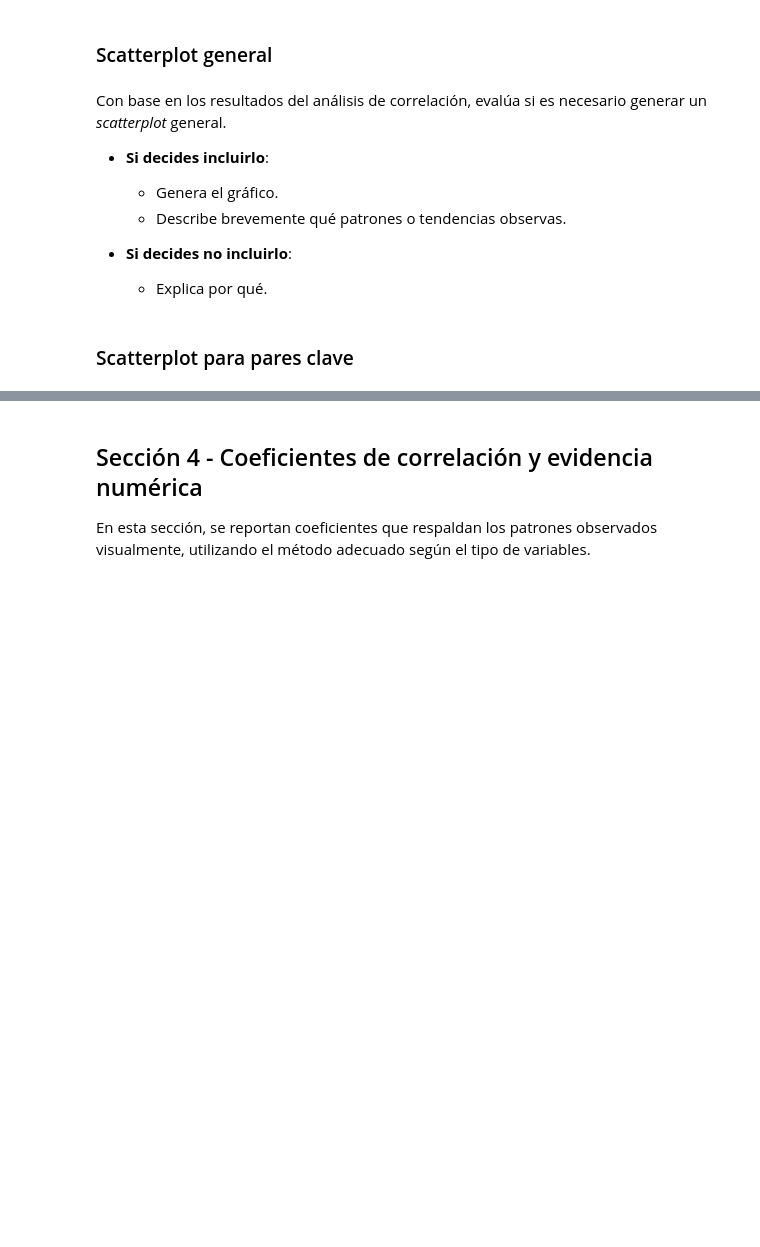
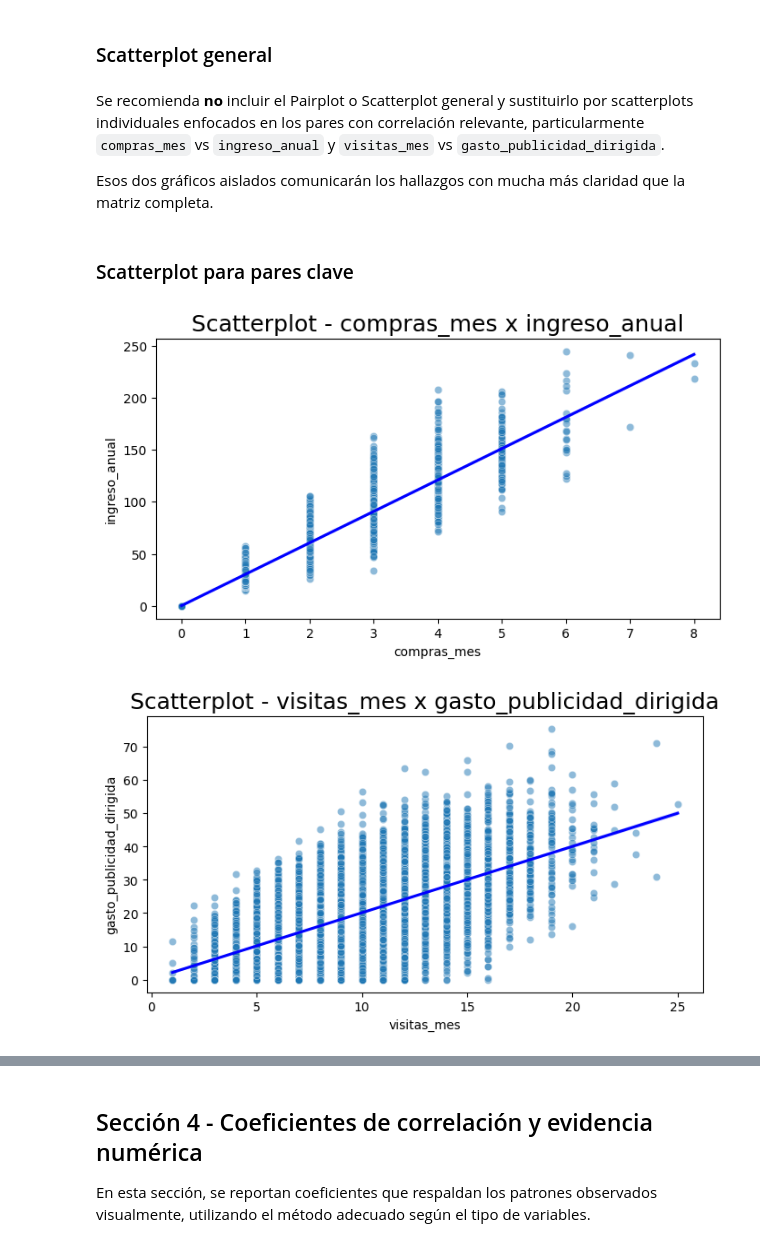
Before and after one commit to FithoGerardo/NovaRetailPlus-E-Commerce-Behavioral-Factors---Correlational-exploratory-analysis., a Jupyter notebook: notebooks/Project-NovaRetail_Gerardo_Olm.ipynb, the cells around one changed output, grey strips where cells are left out. Drawn from its saved outputs; the diff is of its cells as text; code cells hidden in the pictures; blank space fills up the shorter version.

```diff
--- a/notebooks/Project-NovaRetail_Gerardo_Olm.ipynb
+++ b/notebooks/Project-NovaRetail_Gerardo_Olm.ipynb
@@ -228,16 +478,34 @@ Observaciones respecto a `ingreso_anual`
 # %% [markdown]
 ### Scatterplot general
 # %% [markdown]
-Con base en los resultados del análisis de correlación, evalúa si es necesario generar un *scatterplot* general.
+Se recomienda **no** incluir el Pairplot o Scatterplot general y sustituirlo por scatterplots individuales enfocados en los pares con correlación relevante, particularmente `compras_mes` vs `ingreso_anual` y `visitas_mes` vs `gasto_publicidad_dirigida`.
 
-- **Si decides incluirlo**:
-  - Genera el gráfico.
-  - Describe brevemente qué patrones o tendencias observas.
-
-- **Si decides no incluirlo**:
-  - Explica por qué.
+Esos dos gráficos aislados comunicarán los hallazgos con mucha más claridad que la matriz completa.
 # %% [markdown]
 ### Scatterplot para pares clave
+# %%
+def scatterplot_num(data, col1, col2):
+
+  print("\n")
+  plt.figure(figsize = (8,4), dpi = 100)
+  sns.scatterplot(
+      data = data,
+      x=col1,
+      y=col2,
+      alpha = 0.5
+  )
+
+  sns.regplot(data=data, x=col1, y=col2,
+              scatter=False, color='blue') # Línea de tendencia
+
+  plt.title(f"Scatterplot - {col1} x {col2}", fontsize = 18)
+  plt.savefig(f"Scatterplot - {col1} x {col2}.png",dpi = 100)
+  plt.show()
 # %%
 # Visualizar pares de variables con relaciones moderadas o fuertes
+scatterplot_num(dfc, 'compras_mes', 'ingreso_anual')
+scatterplot_num(dfc, 'visitas_mes', 'gasto_publicidad_dirigida')
+# %% [output]
+[figure, added]
+[figure, added]
 # %% [markdown]
```
Also changed, not shown: parts of 39 cells of this notebook.
